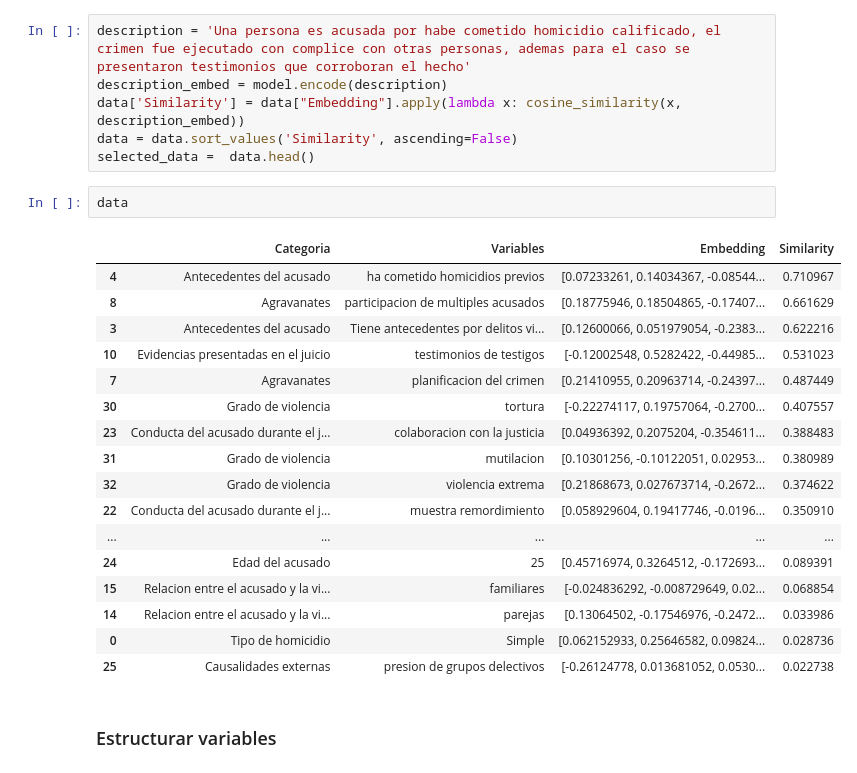
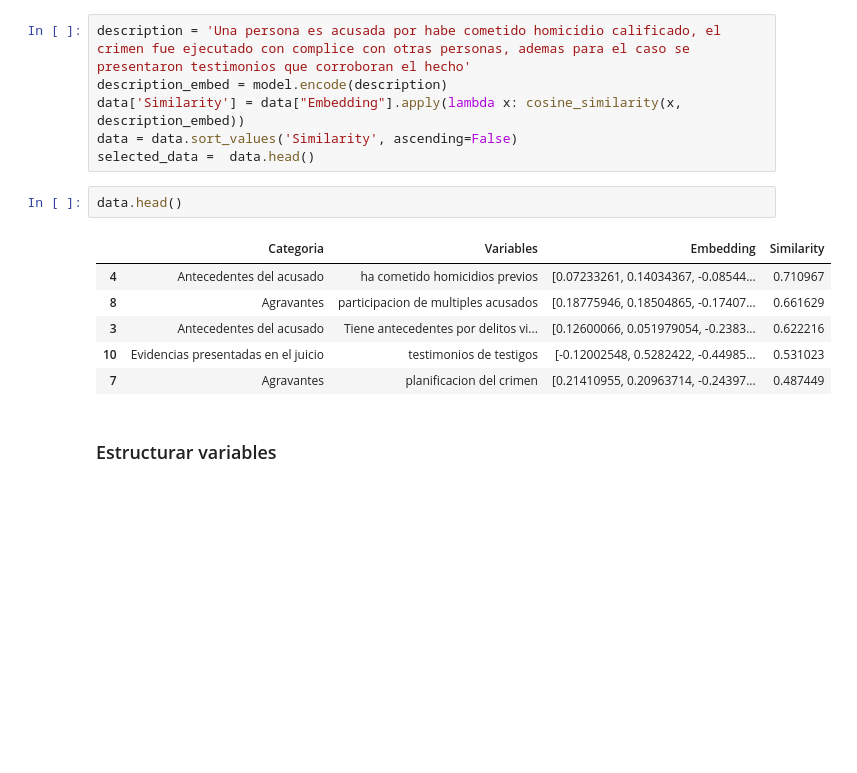
Before and after one commit to Jhan73/juezBot, a Jupyter notebook: juezBot/modelo/randomForest.ipynb, the cells around one changed output. Saved outputs shown, nothing was run; the diff lists cells and outputs as text; blank space fills up the shorter version.

```diff
--- a/juezBot/modelo/randomForest.ipynb
+++ b/juezBot/modelo/randomForest.ipynb
@@ -253,25 +210,14 @@ data['Similarity'] = data["Embedding"].apply(lambda x: cosine_similarity(x, desc
 data = data.sort_values('Similarity', ascending=False)
 selected_data =  data.head()
 # %%
-data
+data.head()
 # %% [output]
 |  | Categoria | Variables | Embedding | Similarity |
 | 4 | Antecedentes del acusado | ha cometido homicidios previos | [0.07233261, 0.14034367, -0.08544... | 0.710967 |
-| 8 | Agravanates | participacion de multiples acusados | [0.18775946, 0.18504865, -0.17407... | 0.661629 |
+| 8 | Agravantes | participacion de multiples acusados | [0.18775946, 0.18504865, -0.17407... | 0.661629 |
 | 3 | Antecedentes del acusado | Tiene antecedentes por delitos vi... | [0.12600066, 0.051979054, -0.2383... | 0.622216 |
 | 10 | Evidencias presentadas en el juicio | testimonios de testigos | [-0.12002548, 0.5282422, -0.44985... | 0.531023 |
-| 7 | Agravanates | planificacion del crimen | [0.21410955, 0.20963714, -0.24397... | 0.487449 |
-| 30 | Grado de violencia | tortura | [-0.22274117, 0.19757064, -0.2700... | 0.407557 |
-| 23 | Conducta del acusado durante el j... | colaboracion con la justicia | [0.04936392, 0.2075204, -0.354611... | 0.388483 |
-| 31 | Grado de violencia | mutilacion | [0.10301256, -0.10122051, 0.02953... | 0.380989 |
-| 32 | Grado de violencia | violencia extrema | [0.21868673, 0.027673714, -0.2672... | 0.374622 |
-| 22 | Conducta del acusado durante el j... | muestra remordimiento | [0.058929604, 0.19417746, -0.0196... | 0.350910 |
-| ... | ... | ... | ... | ... |
-| 24 | Edad del acusado | 25 | [0.45716974, 0.3264512, -0.172693... | 0.089391 |
-| 15 | Relacion entre el acusado y la vi... | familiares | [-0.024836292, -0.008729649, 0.02... | 0.068854 |
-| 14 | Relacion entre el acusado y la vi... | parejas | [0.13064502, -0.17546976, -0.2472... | 0.033986 |
-| 0 | Tipo de homicidio | Simple | [0.062152933, 0.25646582, 0.09824... | 0.028736 |
-| 25 | Causalidades externas | presion de grupos delectivos | [-0.26124778, 0.013681052, 0.0530... | 0.022738 |
+| 7 | Agravantes | planificacion del crimen | [0.21410955, 0.20963714, -0.24397... | 0.487449 |
 # %% [markdown]
 ### Estructurar variables
 # %%
```
Also changed, not shown: parts of 10 cells of this notebook, 14 other files.
